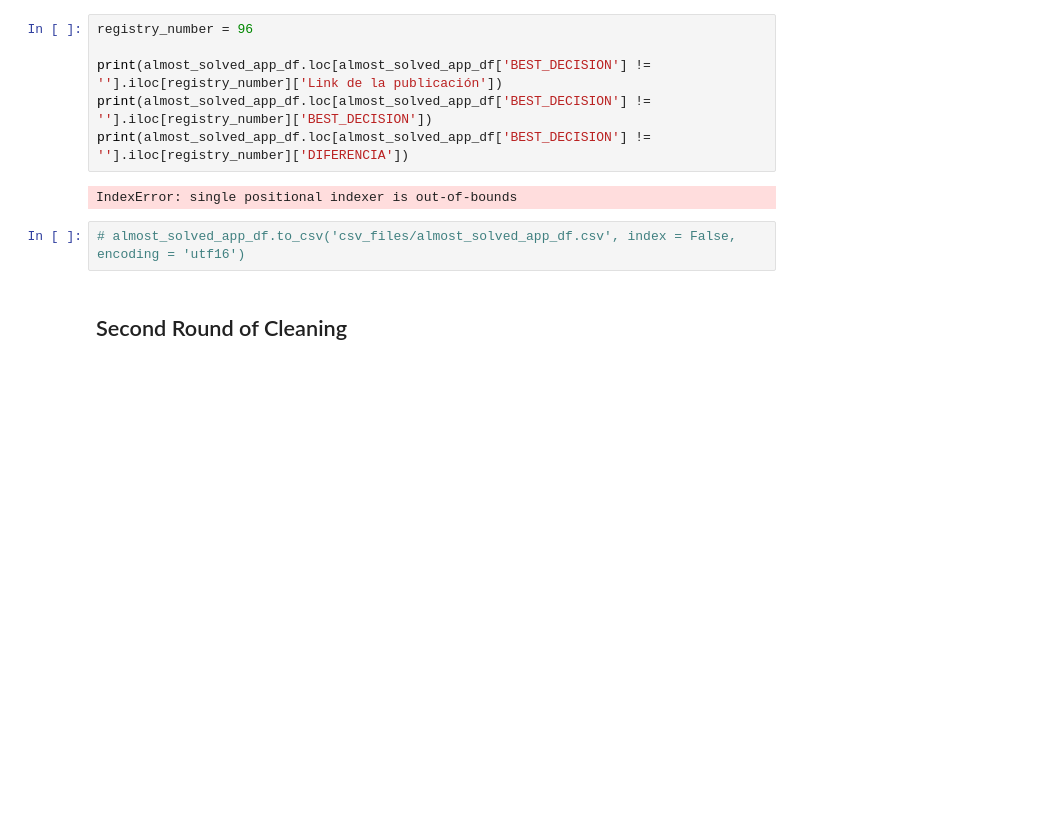
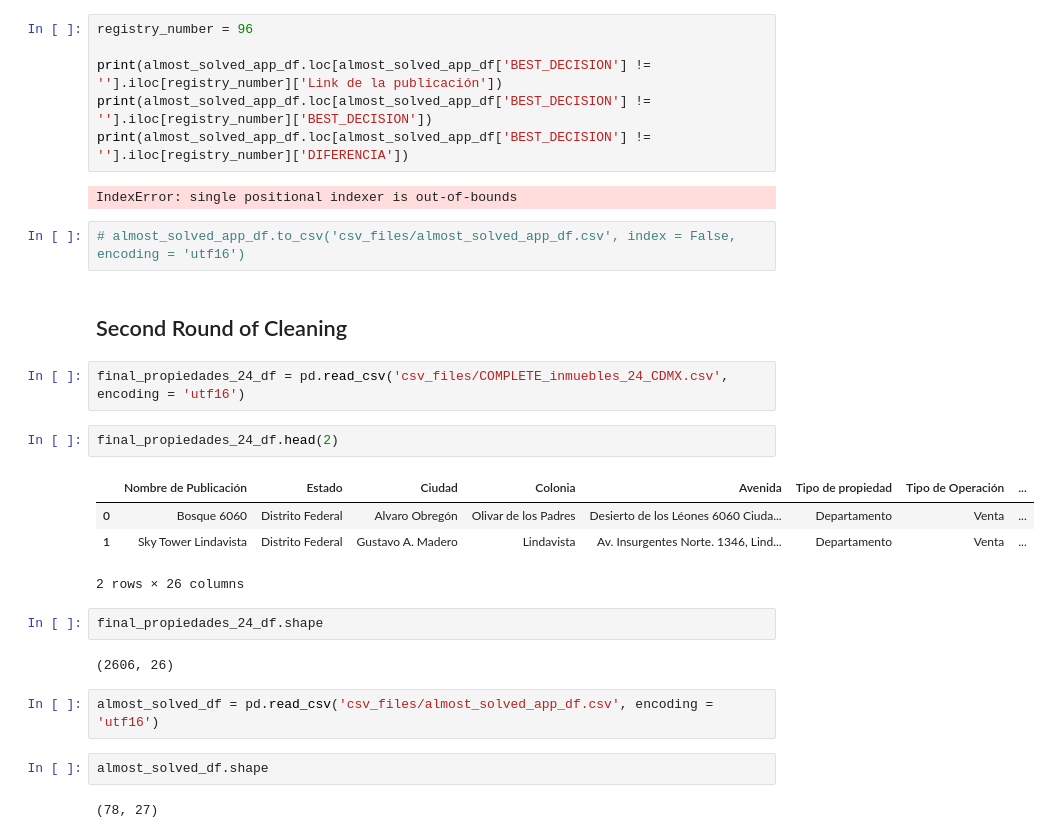
Before and after one commit to trezeget-1/meli_project, a Jupyter notebook: Inmuebles 24 - ETL.ipynb, the cells around one changed output. Cells and saved outputs as stored; diff of their text form; blank space fills up the shorter version.

```diff
--- a/Inmuebles 24 - ETL.ipynb
+++ b/Inmuebles 24 - ETL.ipynb
@@ -314,3 +299,22 @@ IndexError: single positional indexer is out-of-bounds
 # almost_solved_app_df.to_csv('csv_files/almost_solved_app_df.csv', index = False, encoding = 'utf16')
 # %% [markdown]
 ## Second Round of Cleaning
+# %%
+final_propiedades_24_df = pd.read_csv('csv_files/COMPLETE_inmuebles_24_CDMX.csv', encoding = 'utf16')
+# %%
+final_propiedades_24_df.head(2)
+# %% [output]
+|  | Nombre de Publicación | Estado | Ciudad | Colonia | Avenida | Tipo de propiedad | Tipo de Operación | ... |
+| 0 | Bosque 6060 | Distrito Federal | Alvaro Obregón | Olivar de los Padres | Desierto de los Léones 6060 Ciuda... | Departamento | Venta | ... |
+| 1 | Sky Tower Lindavista | Distrito Federal | Gustavo A. Madero | Lindavista | Av. Insurgentes Norte. 1346, Lind... | Departamento | Venta | ... |
+2 rows × 26 columns
+# %%
+final_propiedades_24_df.shape
+# %% [output]
+(2606, 26)
+# %%
+almost_solved_df = pd.read_csv('csv_files/almost_solved_app_df.csv', encoding = 'utf16')
+# %%
+almost_solved_df.shape
+# %% [output]
+(78, 27)
```
Also changed, not shown: parts of 21 cells of this notebook.
